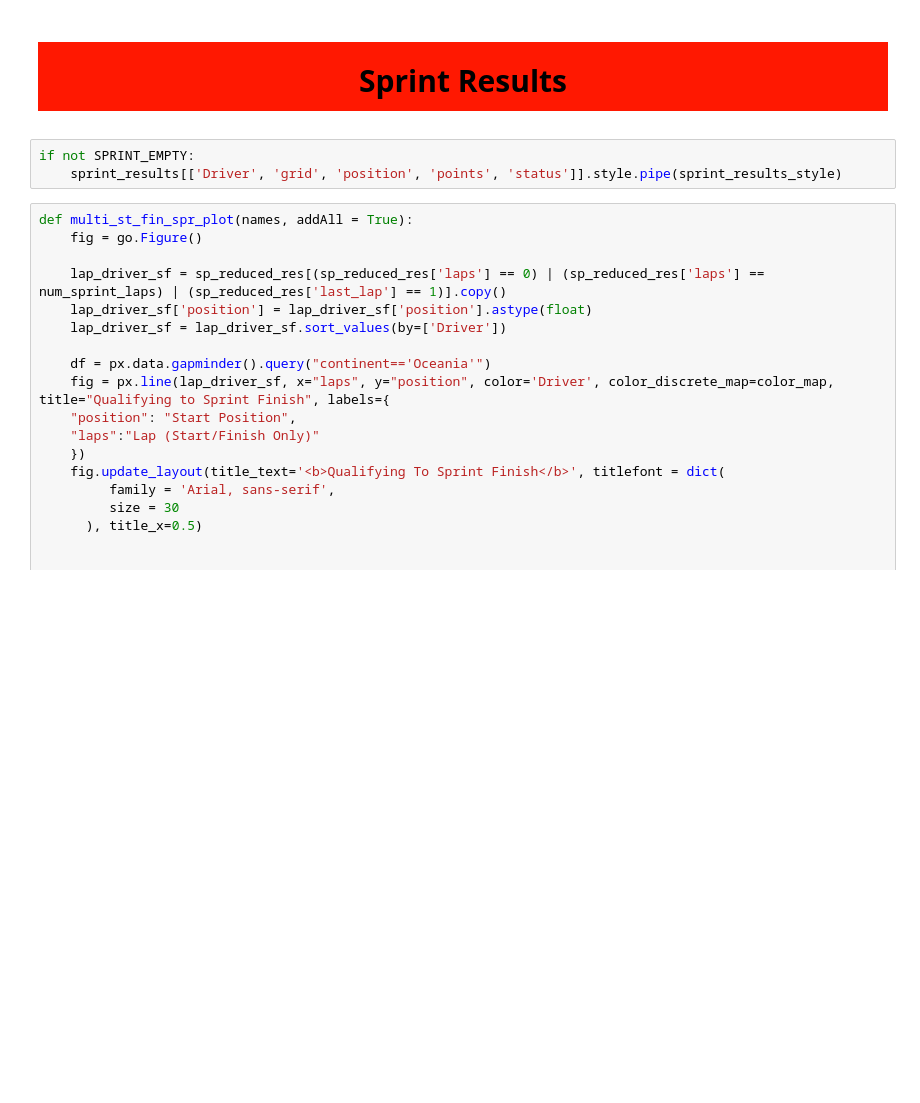
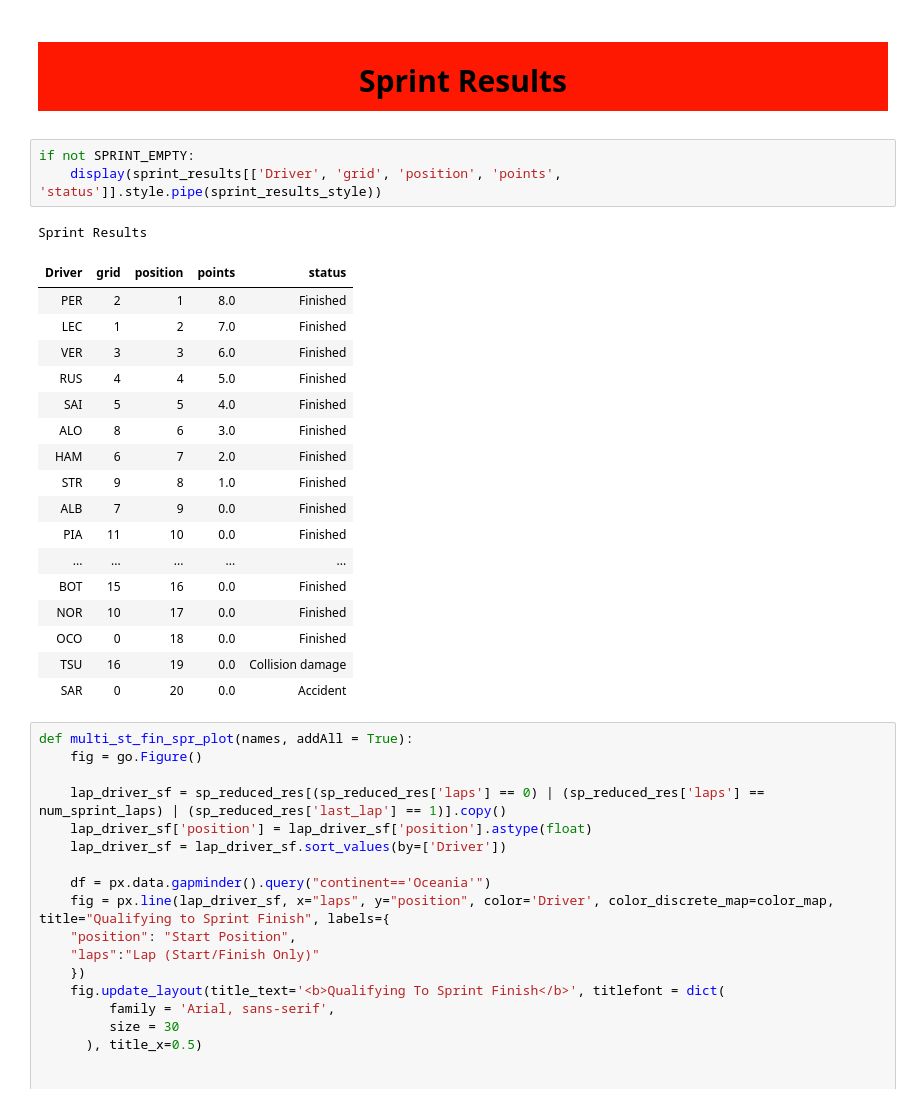
Before and after one commit to jon-bown/data_ML_projects, a Jupyter notebook: formula-1-race-summary.ipynb, the cells around one changed output. Saved outputs shown, nothing was run; the diff lists cells and outputs as text; blank space fills up the shorter version.

Commit message:
Fixed display error

```diff
--- a/formula-1-race-summary.ipynb
+++ b/formula-1-race-summary.ipynb
@@ -732,7 +732,26 @@ if not  SPRINT_EMPTY:
 # <div style='background:#FF1801; border:0; color:black; box-shadow: 10px 10px 5px 0px rgba(0,0,0,0.75); transform: rotateX(10deg);'><h1 style='padding: 10px; margin: 0; text-align:center;'><span style='font-size: 30px;'>Sprint Results</span></h1></div>
 # %%
 if not SPRINT_EMPTY:
-    sprint_results[['Driver', 'grid', 'position', 'points', 'status']].style.pipe(sprint_results_style)
+    display(sprint_results[['Driver', 'grid', 'position', 'points', 'status']].style.pipe(sprint_results_style))
+# %% [output]
+Sprint Results
+| Driver | grid | position | points | status |
+| PER | 2 | 1 | 8.0 | Finished |
+| LEC | 1 | 2 | 7.0 | Finished |
+| VER | 3 | 3 | 6.0 | Finished |
+| RUS | 4 | 4 | 5.0 | Finished |
+| SAI | 5 | 5 | 4.0 | Finished |
+| ALO | 8 | 6 | 3.0 | Finished |
+| HAM | 6 | 7 | 2.0 | Finished |
+| STR | 9 | 8 | 1.0 | Finished |
+| ALB | 7 | 9 | 0.0 | Finished |
+| PIA | 11 | 10 | 0.0 | Finished |
+| ... | ... | ... | ... | ... |
+| BOT | 15 | 16 | 0.0 | Finished |
+| NOR | 10 | 17 | 0.0 | Finished |
+| OCO | 0 | 18 | 0.0 | Finished |
+| TSU | 16 | 19 | 0.0 | Collision damage |
+| SAR | 0 | 20 | 0.0 | Accident |
 # %%
 def multi_st_fin_spr_plot(names, addAll = True):
     fig = go.Figure()
```
Also changed, not shown: parts of 3 cells of this notebook.
